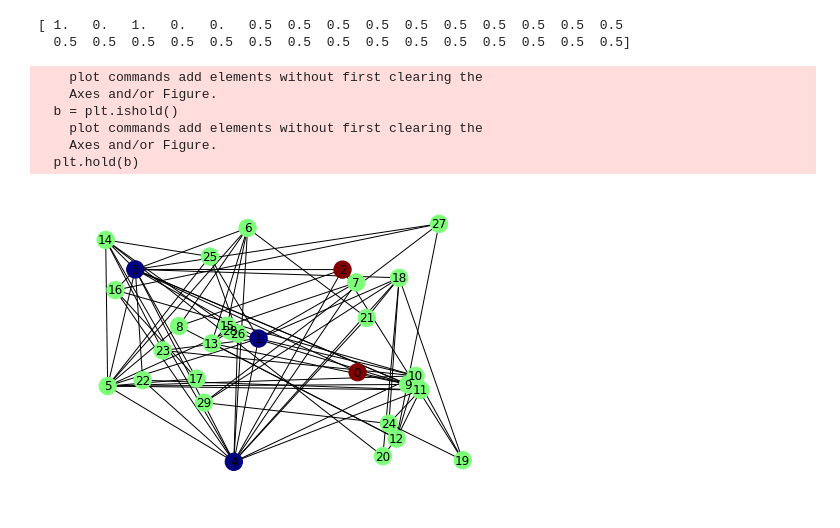
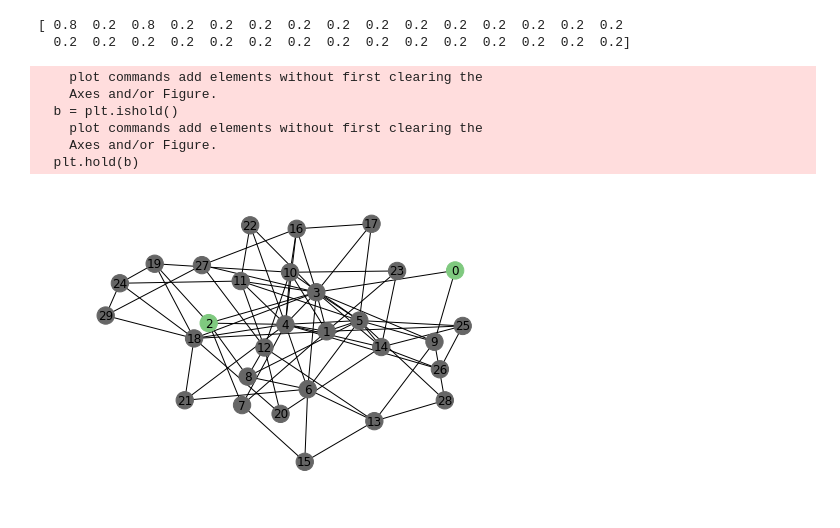
Before and after one commit to PurpleCornflakes/InfoSpread, a Jupyter notebook: Cython_Alpha(nn_S).ipynb, the cells around one changed output. Drawn from its saved outputs; the diff is of its cells as text; code cells hidden in the pictures.

```diff
--- a/Cython_Alpha(nn_S).ipynb
+++ b/Cython_Alpha(nn_S).ipynb
@@ -95,32 +95,32 @@ all_states = InfoSpread(adjlist_m, 20)
 # %%
 import networkx as nx
 import matplotlib.pyplot as plt
 
 %matplotlib inline
 
 G_BA = nx.barabasi_albert_graph(n=30, m=3,seed=2017)
 
 N =30
 node_attribute = np.zeros(N)
 
 
 for i in range(N):
     if all_states[10,i,0] == 1:
-        node_attribute[i] = 0
+        node_attribute[i] = 0.2
     elif all_states[10,i,1] == 1:
-        node_attribute[i] = 0.5
+        node_attribute[i] = 0.2
     else:
-        node_attribute[i] = 1
+        node_attribute[i] = 0.8
 
 print(node_attribute)
-nx.draw(G_BA, pos=nx.random_layout(G_BA),with_labels=True, cmap = plt.get_cmap('jet'), node_color=list(node_attribute))
+nx.draw(G_BA, pos=nx.spring_layout(G_BA),with_labels=True, cmap = plt.get_cmap('Accent_r'), node_color=list(node_attribute))
 # %% [output]
-[ 1.   0.   1.   0.   0.   0.5  0.5  0.5  0.5  0.5  0.5  0.5  0.5  0.5  0.5
-  0.5  0.5  0.5  0.5  0.5  0.5  0.5  0.5  0.5  0.5  0.5  0.5  0.5  0.5  0.5]
+[ 0.8  0.2  0.8  0.2  0.2  0.2  0.2  0.2  0.2  0.2  0.2  0.2  0.2  0.2  0.2
+  0.2  0.2  0.2  0.2  0.2  0.2  0.2  0.2  0.2  0.2  0.2  0.2  0.2  0.2  0.2]
     plot commands add elements without first clearing the
     Axes and/or Figure.
   b = plt.ishold()
     plot commands add elements without first clearing the
     Axes and/or Figure.
   plt.hold(b)
-[figure, old version]
+[figure, new version]
```
Also changed, not shown: 21 other files.
